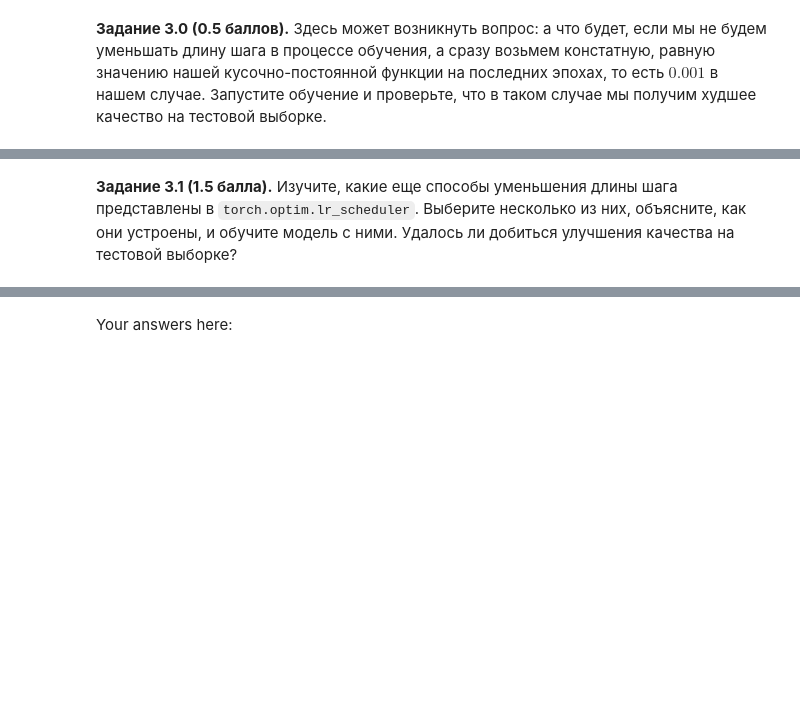
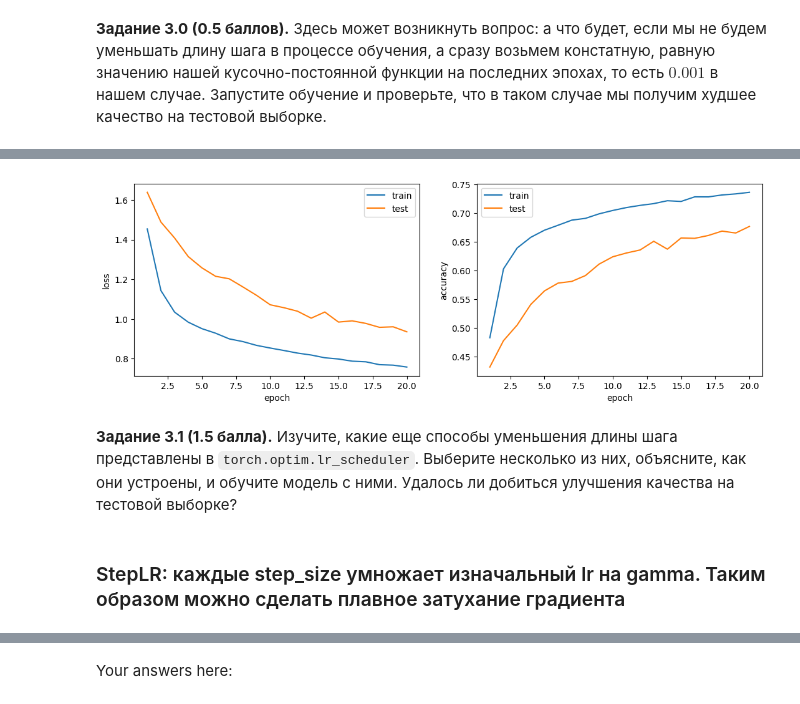
Before and after one commit to tararonis/4.hse-dl, a Jupyter notebook: HT2/shw-02-cnn.ipynb, the cells around one changed output, grey strips where cells are left out. Saved outputs shown, nothing was run; the diff lists cells and outputs as text; code cells hidden in the pictures; blank space fills up the shorter version.

```diff
--- a/HT2/shw-02-cnn.ipynb
+++ b/HT2/shw-02-cnn.ipynb
@@ -248,0 +350,4 @@ tr_loss_log, tr_acc_log, val_loss_log, val_acc_log = train(net, optimizer, 20, t
+# %%
+net = BasicBlockNet().to(device)
+optimizer = optim.SGD(net.parameters(), lr=0.001, momentum=0.9)
+tr_loss_log, tr_acc_log, val_loss_log, val_acc_log = train(net, optimizer, 20, train_loader, val_loader, scheduler)
@@ -249,2 +377,6 @@ tr_loss_log, tr_acc_log, val_loss_log, val_acc_log = train(net, optimizer, 20, t
+# %%
+plot_losses(train_loss_log, val_loss_log, train_acc_log, val_acc_log)
+# %% [output]
+[figure, added]
 # %% [markdown]
 **Задание 3.1 (1.5 балла).** Изучите, какие еще способы уменьшения длины шага представлены в <code>torch.optim.lr_scheduler</code>. Выберите несколько из них, объясните, как они устроены, и обучите модель с ними. Удалось ли добиться улучшения качества на тестовой выборке?
@@ -252,0 +383,2 @@ tr_loss_log, tr_acc_log, val_loss_log, val_acc_log = train(net, optimizer, 20, t
+# %% [markdown]
+### StepLR: каждые step_size умножает изначальный lr на gamma. Таким образом можно сделать плавное затухание градиента
```
Also changed, not shown: parts of 45 cells of this notebook.
